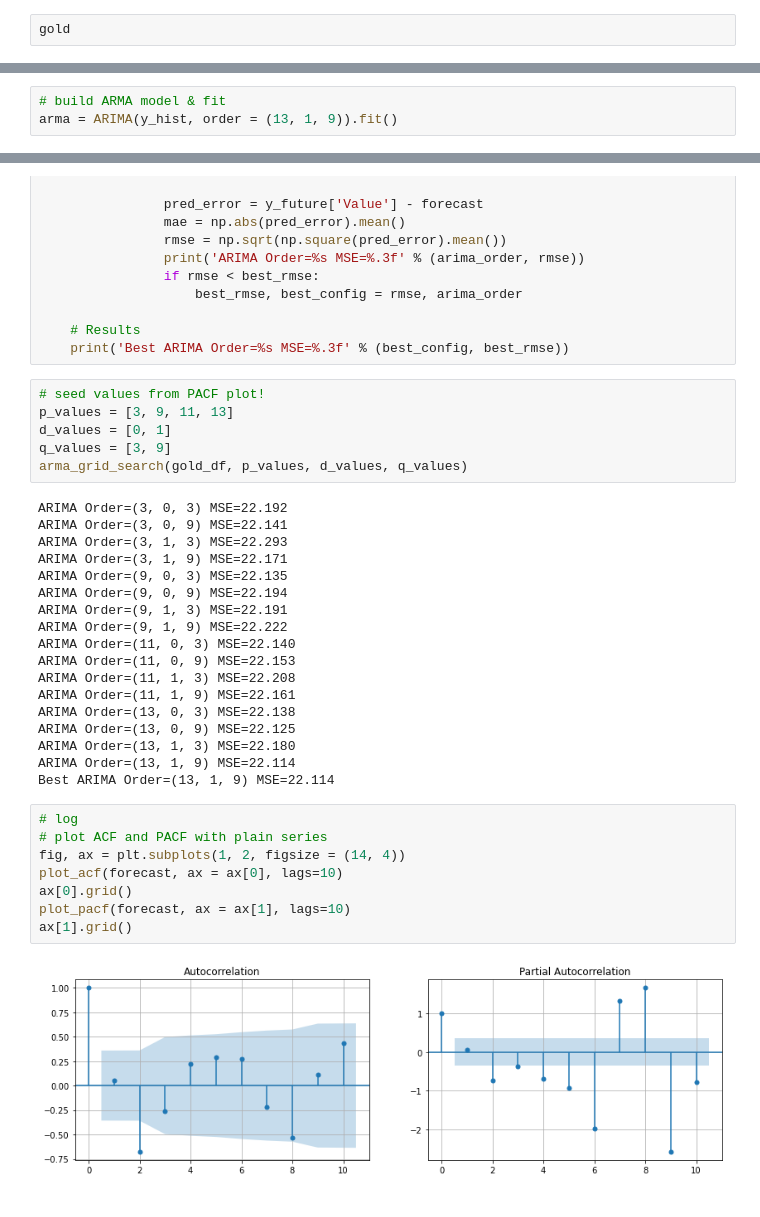
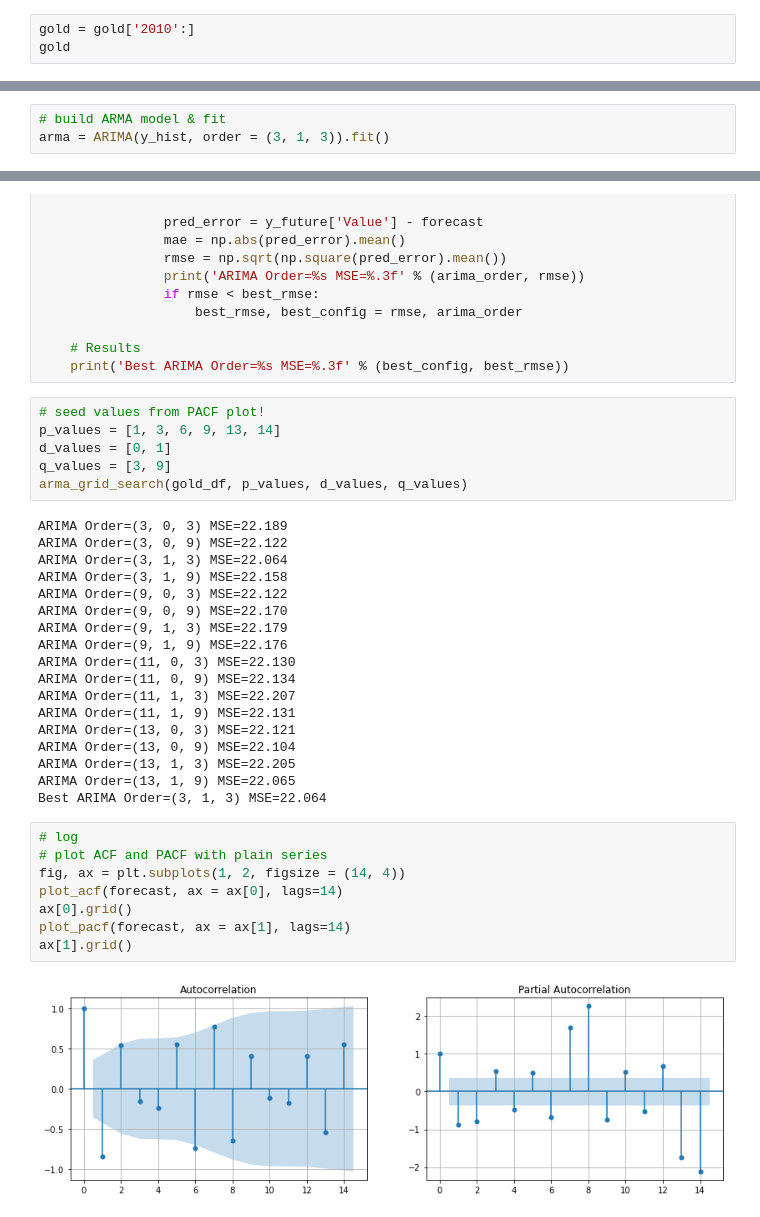
Before and after one commit to Aykan-Hub/ML-AI-Education, a Jupyter notebook: Berkeley/module10/Try-it_10_3/try-it-10.3.Aykan.ipynb, the cells around one changed output, grey strips where cells are left out. Cells and saved outputs as stored; diff of their text form.

```diff
--- a/Berkeley/module10/Try-it_10_3/try-it-10.3.Aykan.ipynb
+++ b/Berkeley/module10/Try-it_10_3/try-it-10.3.Aykan.ipynb
@@ -99,6 +99,7 @@ Data columns (total 1 columns):
 dtypes: float64(1)
 memory usage: 168.5 KB
 # %%
+gold = gold['2010':]
 gold
 # %% [output]
 |  | Value |
@@ -215,3 +230,3 @@ plt.show
 # %%
 # build ARMA model & fit
-arma = ARIMA(y_hist, order = (13, 1, 9)).fit()
+arma = ARIMA(y_hist, order = (3, 1, 3)).fit()
@@ -325,35 +354,35 @@ def arma_grid_search(data, p_values, d_values, q_values):
     print('Best ARIMA Order=%s MSE=%.3f' % (best_config, best_rmse))
 # %%
 # seed values from PACF plot!
-p_values = [3, 9, 11, 13]
+p_values = [1, 3, 6, 9, 13, 14]
 d_values = [0, 1]
 q_values = [3, 9]
 arma_grid_search(gold_df, p_values, d_values, q_values)
 # %% [output]
-ARIMA Order=(3, 0, 3) MSE=22.192
-ARIMA Order=(3, 0, 9) MSE=22.141
-ARIMA Order=(3, 1, 3) MSE=22.293
-ARIMA Order=(3, 1, 9) MSE=22.171
-ARIMA Order=(9, 0, 3) MSE=22.135
-ARIMA Order=(9, 0, 9) MSE=22.194
-ARIMA Order=(9, 1, 3) MSE=22.191
-ARIMA Order=(9, 1, 9) MSE=22.222
-ARIMA Order=(11, 0, 3) MSE=22.140
-ARIMA Order=(11, 0, 9) MSE=22.153
-ARIMA Order=(11, 1, 3) MSE=22.208
-ARIMA Order=(11, 1, 9) MSE=22.161
-ARIMA Order=(13, 0, 3) MSE=22.138
-ARIMA Order=(13, 0, 9) MSE=22.125
-ARIMA Order=(13, 1, 3) MSE=22.180
-ARIMA Order=(13, 1, 9) MSE=22.114
-Best ARIMA Order=(13, 1, 9) MSE=22.114
+ARIMA Order=(3, 0, 3) MSE=22.189
+ARIMA Order=(3, 0, 9) MSE=22.122
+ARIMA Order=(3, 1, 3) MSE=22.064
+ARIMA Order=(3, 1, 9) MSE=22.158
+ARIMA Order=(9, 0, 3) MSE=22.122
+ARIMA Order=(9, 0, 9) MSE=22.170
+ARIMA Order=(9, 1, 3) MSE=22.179
+ARIMA Order=(9, 1, 9) MSE=22.176
+ARIMA Order=(11, 0, 3) MSE=22.130
+ARIMA Order=(11, 0, 9) MSE=22.134
+ARIMA Order=(11, 1, 3) MSE=22.207
+ARIMA Order=(11, 1, 9) MSE=22.131
+ARIMA Order=(13, 0, 3) MSE=22.121
+ARIMA Order=(13, 0, 9) MSE=22.104
+ARIMA Order=(13, 1, 3) MSE=22.205
+ARIMA Order=(13, 1, 9) MSE=22.065
+Best ARIMA Order=(3, 1, 3) MSE=22.064
 # %%
 # log
 # plot ACF and PACF with plain series
 fig, ax = plt.subplots(1, 2, figsize = (14, 4))
-plot_acf(forecast, ax = ax[0], lags=10)
+plot_acf(forecast, ax = ax[0], lags=14)
 ax[0].grid()
-plot_pacf(forecast, ax = ax[1], lags=10)
+plot_pacf(forecast, ax = ax[1], lags=14)
 ax[1].grid()
 # %% [output]
-[figure, old version]
+[figure, new version]
```
Also changed, not shown: parts of 15 cells of this notebook, 15 other files.
